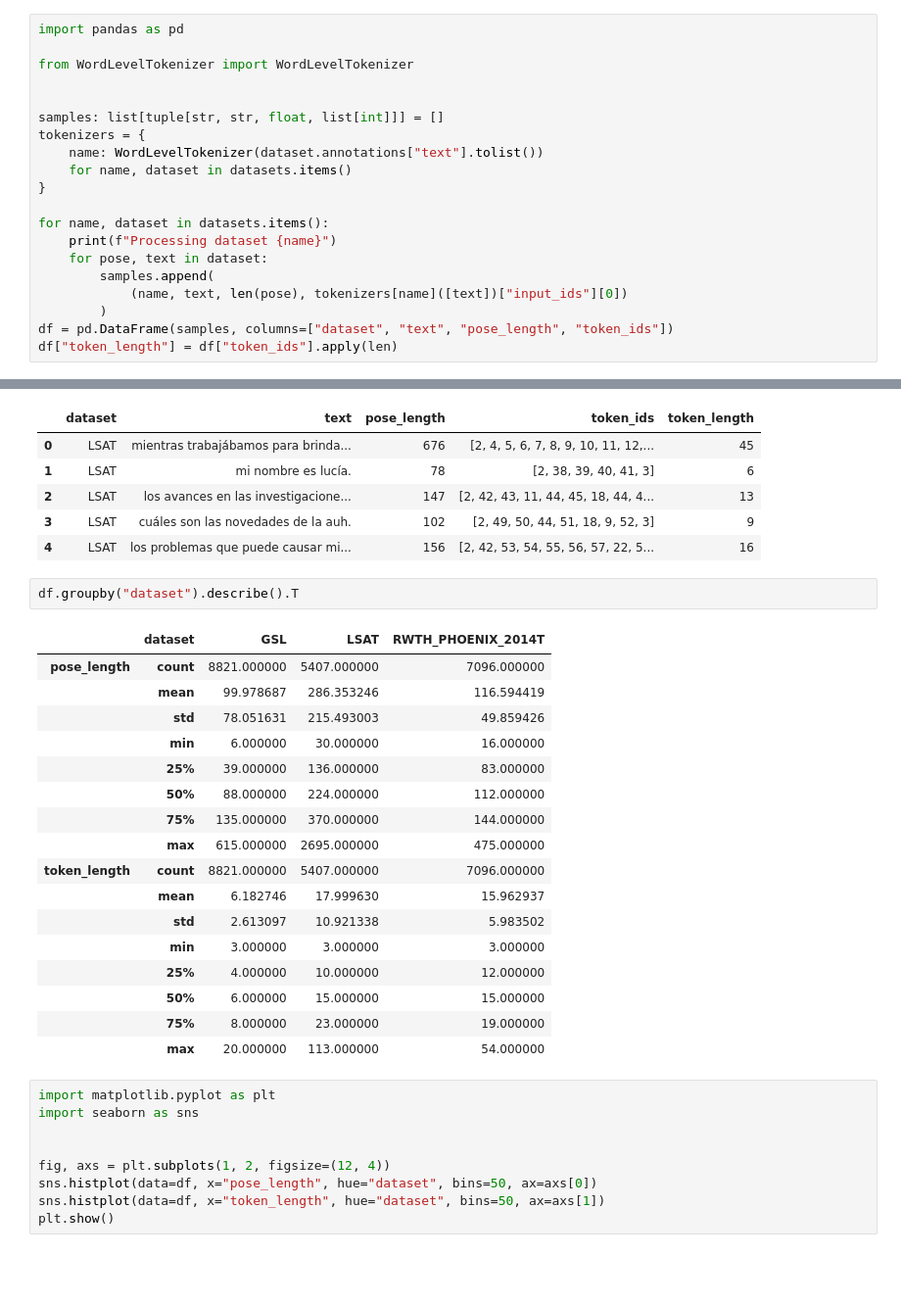
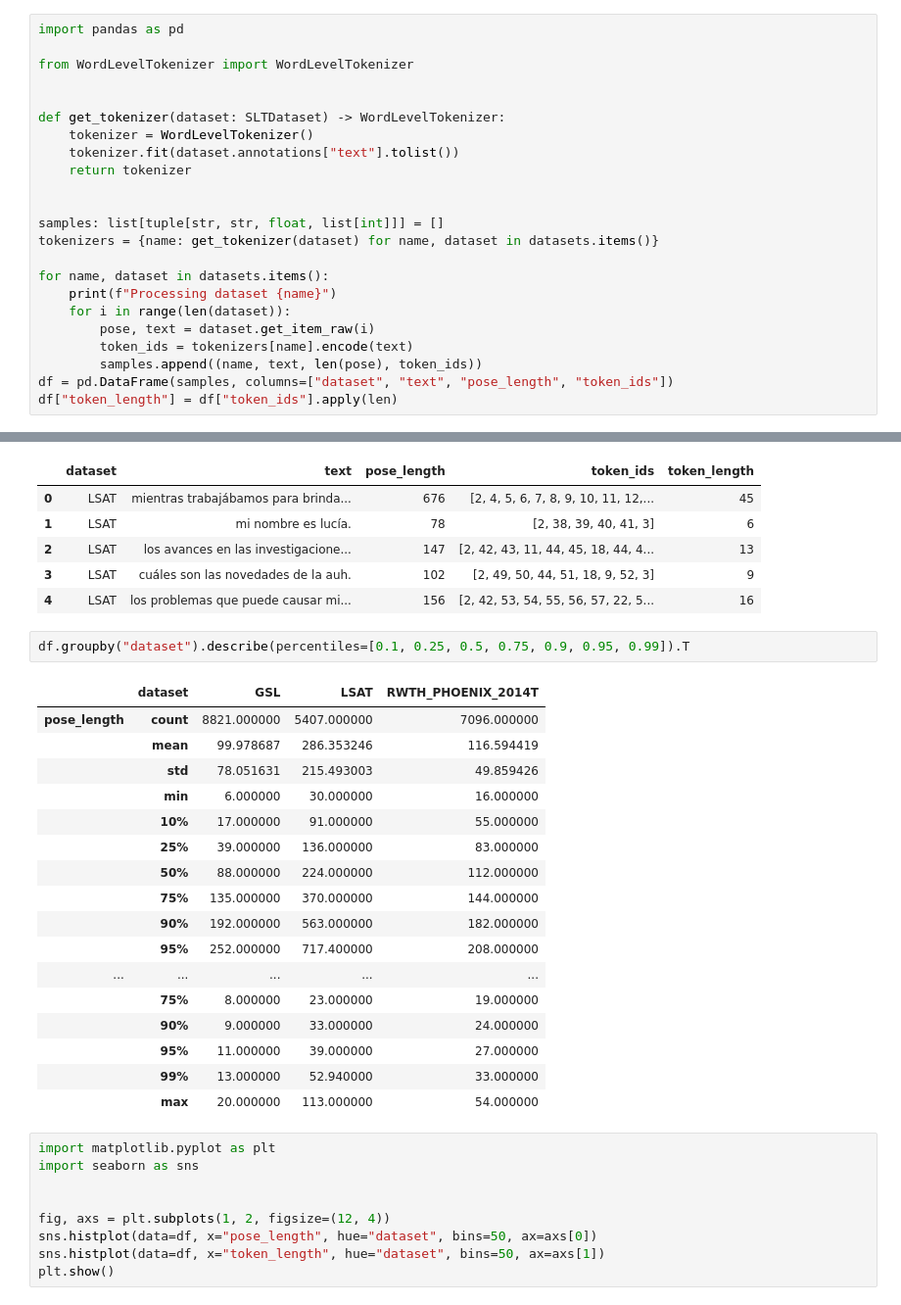
Before and after one commit to pedroodb/sign_attention, a Jupyter notebook: src/dataset_comparison.ipynb, the cells around one changed output, grey strips where cells are left out. Shown at 98% size. Drawn from its saved outputs; the diff is of its cells as text; blank space fills up the shorter version.

```diff
--- a/src/dataset_comparison.ipynb
+++ b/src/dataset_comparison.ipynb
@@ -39,18 +39,21 @@ import pandas as pd
 from WordLevelTokenizer import WordLevelTokenizer
 
 
+def get_tokenizer(dataset: SLTDataset) -> WordLevelTokenizer:
+    tokenizer = WordLevelTokenizer()
+    tokenizer.fit(dataset.annotations["text"].tolist())
+    return tokenizer
+
+
 samples: list[tuple[str, str, float, list[int]]] = []
-tokenizers = {
-    name: WordLevelTokenizer(dataset.annotations["text"].tolist())
-    for name, dataset in datasets.items()
-}
+tokenizers = {name: get_tokenizer(dataset) for name, dataset in datasets.items()}
 
 for name, dataset in datasets.items():
     print(f"Processing dataset {name}")
-    for pose, text in dataset:
-        samples.append(
-            (name, text, len(pose), tokenizers[name]([text])["input_ids"][0])
-        )
+    for i in range(len(dataset)):
+        pose, text = dataset.get_item_raw(i)
+        token_ids = tokenizers[name].encode(text)
+        samples.append((name, text, len(pose), token_ids))
 df = pd.DataFrame(samples, columns=["dataset", "text", "pose_length", "token_ids"])
 df["token_length"] = df["token_ids"].apply(len)
 # %% [output]
@@ -66,26 +69,26 @@ df.head()
 | 2 | LSAT | los avances en las investigacione... | 147 | [2, 42, 43, 11, 44, 45, 18, 44, 4... | 13 |
 | 3 | LSAT | cuáles son las novedades de la auh. | 102 | [2, 49, 50, 44, 51, 18, 9, 52, 3] | 9 |
 | 4 | LSAT | los problemas que puede causar mi... | 156 | [2, 42, 53, 54, 55, 56, 57, 22, 5... | 16 |
-# %%
-df.groupby("dataset").describe().T
-# %% [output]
-|  | dataset | GSL | LSAT | RWTH_PHOENIX_2014T |
-| pose_length | count | 8821.000000 | 5407.000000 | 7096.000000 |
-|  | mean | 99.978687 | 286.353246 | 116.594419 |
-|  | std | 78.051631 | 215.493003 | 49.859426 |
-|  | min | 6.000000 | 30.000000 | 16.000000 |
-|  | 25% | 39.000000 | 136.000000 | 83.000000 |
-|  | 50% | 88.000000 | 224.000000 | 112.000000 |
-|  | 75% | 135.000000 | 370.000000 | 144.000000 |
-|  | max | 615.000000 | 2695.000000 | 475.000000 |
-| token_length | count | 8821.000000 | 5407.000000 | 7096.000000 |
-|  | mean | 6.182746 | 17.999630 | 15.962937 |
-|  | std | 2.613097 | 10.921338 | 5.983502 |
-|  | min | 3.000000 | 3.000000 | 3.000000 |
-|  | 25% | 4.000000 | 10.000000 | 12.000000 |
-|  | 50% | 6.000000 | 15.000000 | 15.000000 |
-|  | 75% | 8.000000 | 23.000000 | 19.000000 |
-|  | max | 20.000000 | 113.000000 | 54.000000 |
+# %%
+df.groupby("dataset").describe(percentiles=[0.1, 0.25, 0.5, 0.75, 0.9, 0.95, 0.99]).T
+# %% [output]
+|  | dataset | GSL | LSAT | RWTH_PHOENIX_2014T |
+| pose_length | count | 8821.000000 | 5407.000000 | 7096.000000 |
+|  | mean | 99.978687 | 286.353246 | 116.594419 |
+|  | std | 78.051631 | 215.493003 | 49.859426 |
+|  | min | 6.000000 | 30.000000 | 16.000000 |
+|  | 10% | 17.000000 | 91.000000 | 55.000000 |
+|  | 25% | 39.000000 | 136.000000 | 83.000000 |
+|  | 50% | 88.000000 | 224.000000 | 112.000000 |
+|  | 75% | 135.000000 | 370.000000 | 144.000000 |
+|  | 90% | 192.000000 | 563.000000 | 182.000000 |
+|  | 95% | 252.000000 | 717.400000 | 208.000000 |
+| ... | ... | ... | ... | ... |
+|  | 75% | 8.000000 | 23.000000 | 19.000000 |
+|  | 90% | 9.000000 | 33.000000 | 24.000000 |
+|  | 95% | 11.000000 | 39.000000 | 27.000000 |
+|  | 99% | 13.000000 | 52.940000 | 33.000000 |
+|  | max | 20.000000 | 113.000000 | 54.000000 |
 # %%
 import matplotlib.pyplot as plt
 import seaborn as sns
```
Also changed, not shown: parts of 2 cells of this notebook, 5 other files.
